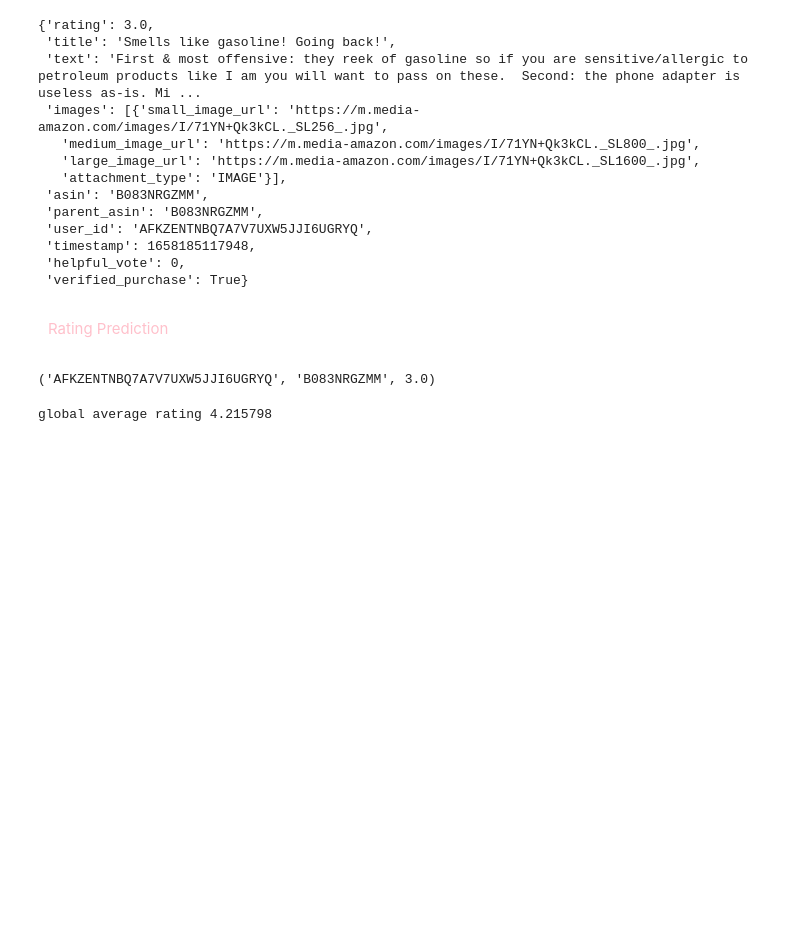
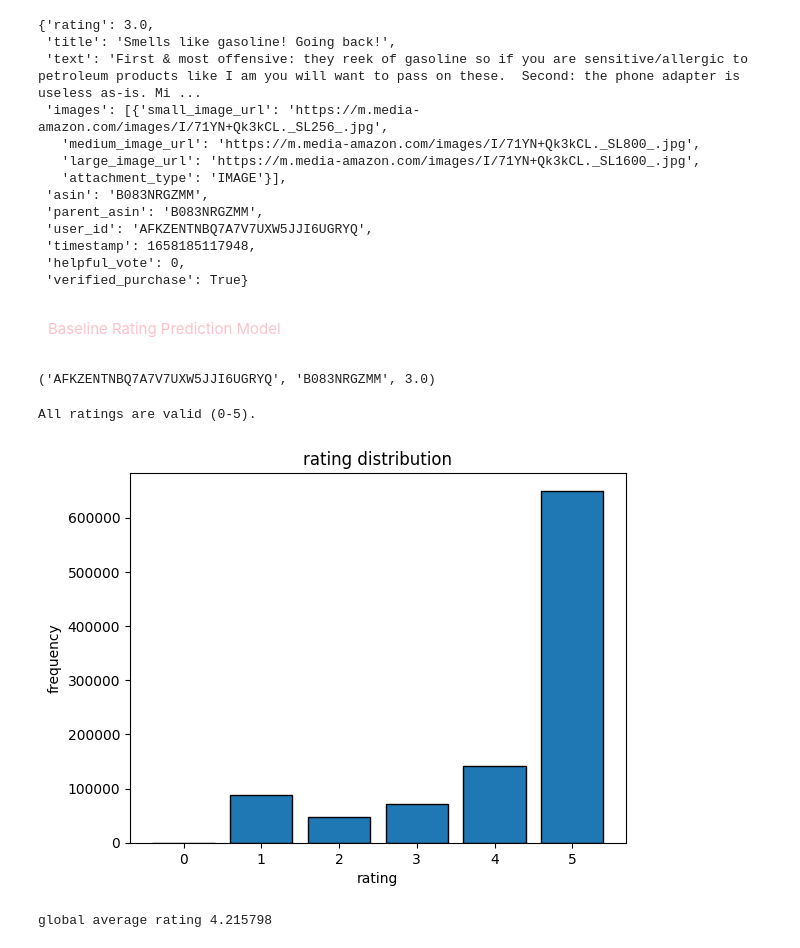
Before and after one commit to daniel3lan/assignment2, a Jupyter notebook: assignment2.ipynb, the cells around one changed output. Cells and saved outputs as stored; diff of their text form; code cells hidden in the pictures; blank space fills up the shorter version.

Commit message:
added graphs

```diff
--- a/assignment2.ipynb
+++ b/assignment2.ipynb
@@ -35,7 +36,7 @@ dataset[0]
  'verified_purchase': True}
 # %% [markdown]
 <div style="color: pink; padding: 10px; font-size: 50px;">
-Rating Prediction
+Baseline Rating Prediction Model
 </div>
 # %%
 allRatings = []
@@ -49,6 +50,25 @@ for d in dataset:
 print(allRatings[0])
 # %% [output]
 ('AFKZENTNBQ7A7V7UXW5JJI6UGRYQ', 'B083NRGZMM', 3.0)
+# %%
+ratings = [rating for _,_,rating in allRatings]
+# %%
+for rating in ratings:
+    if rating not in {0, 1, 2, 3, 4, 5}:  # Check if the rating is not 0-5
+        print(f"The first invalid rating is: {rating}")
+        break
+else:
+    print("All ratings are valid (0-5).")
+# %% [output]
+All ratings are valid (0-5).
+# %%
+plt.hist([rating for _,_,rating in allRatings], bins=[0, 1, 2, 3, 4, 5, 6], edgecolor='black', align='left', rwidth=0.8)
+plt.title("rating distribution")
+plt.xlabel("rating")
+plt.ylabel("frequency")
+plt.show()
+# %% [output]
+[figure, added]
 # %%
 globalAverage = sum([rating for _,_,rating in allRatings]) / len(allRatings)
 print("global average rating", globalAverage)
```
Also changed, not shown: parts of 10 cells of this notebook.
